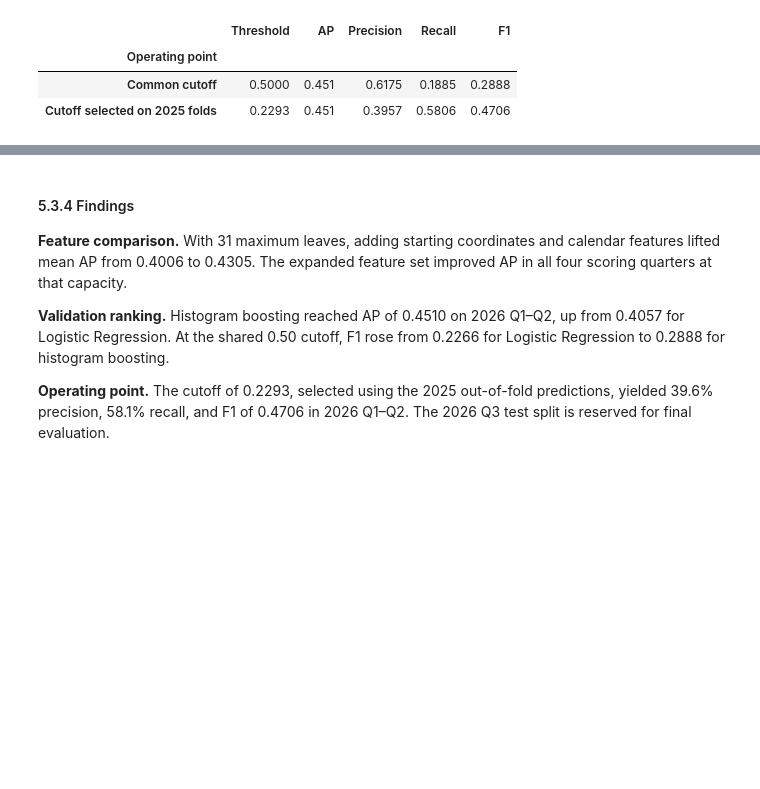
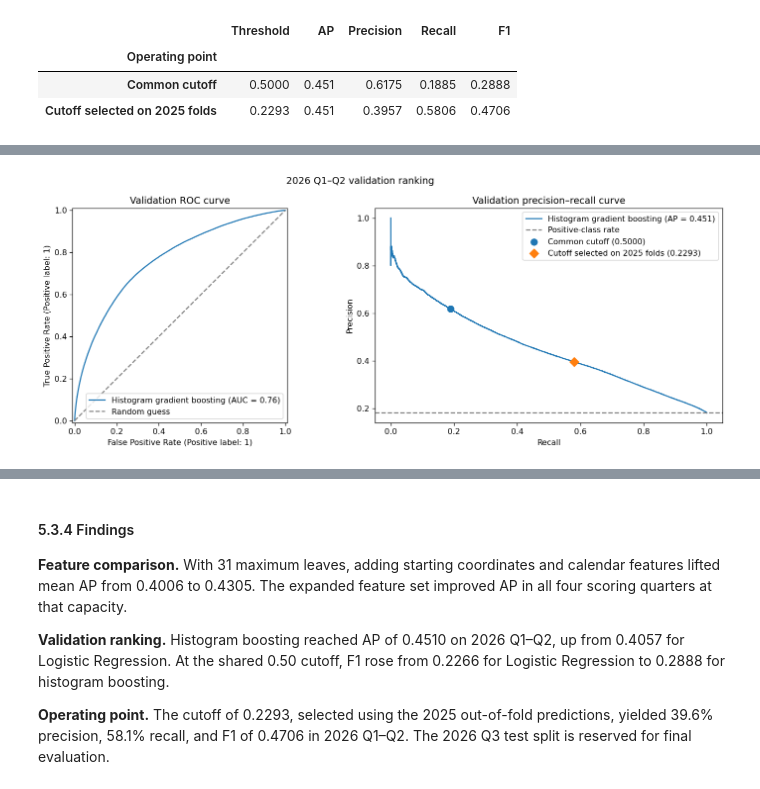
Before and after one commit to GeraintG/CIS_5450_Indigo_Data, a Jupyter notebook: indego_trips_analysis.ipynb, the cells around one changed output, grey strips where cells are left out. Cells and saved outputs as stored; diff of their text form; code cells hidden in the pictures; blank space fills up the shorter version.

```diff
--- a/indego_trips_analysis.ipynb
+++ b/indego_trips_analysis.ipynb
@@ -1693,0 +1810,35 @@ Refitted and scored in 30.2 seconds.
+# %%
+gb_hist_fig, gb_hist_axes = plt.subplots(1, 2, figsize=(13, 5))
+RocCurveDisplay.from_predictions(
+    gb_hist_validation_y, gb_hist_validation_prob,
+    name="Histogram gradient boosting", ax=gb_hist_axes[0],
+)
+gb_hist_axes[0].plot([0, 1], [0, 1], "--", color="gray", label="Random guess")
+gb_hist_axes[0].set_title("Validation ROC curve")
+gb_hist_axes[0].legend(loc="lower right")
+
+gb_hist_val_precision, gb_hist_val_recall, _ = precision_recall_curve(
+    gb_hist_validation_y, gb_hist_validation_prob,
+)
+gb_hist_axes[1].plot(
+    gb_hist_val_recall, gb_hist_val_precision,
+    label=f"Histogram gradient boosting (AP = {gb_hist_ap:.3f})",
+)
+gb_hist_axes[1].axhline(
+    gb_hist_validation_y.mean(), linestyle="--", color="gray", label="Positive-class rate",
+)
+for gb_hist_marker, (gb_hist_point, gb_hist_metrics) in zip(
+    ("o", "D"), gb_hist_validation.iterrows()
+):
+    gb_hist_axes[1].scatter(
+        gb_hist_metrics["Recall"], gb_hist_metrics["Precision"], marker=gb_hist_marker,
+        s=65, zorder=3, label=f"{gb_hist_point} ({gb_hist_metrics['Threshold']:.4f})",
+    )
+gb_hist_axes[1].set(title="Validation precision–recall curve", xlabel="Recall", ylabel="Precision")
+gb_hist_axes[1].legend(loc="upper right")
+
+gb_hist_fig.suptitle("2026 Q1–Q2 validation ranking")
+gb_hist_fig.tight_layout()
+plt.show()
+# %% [output]
+[figure, added]
```
Also changed, not shown: parts of 11 cells of this notebook.
